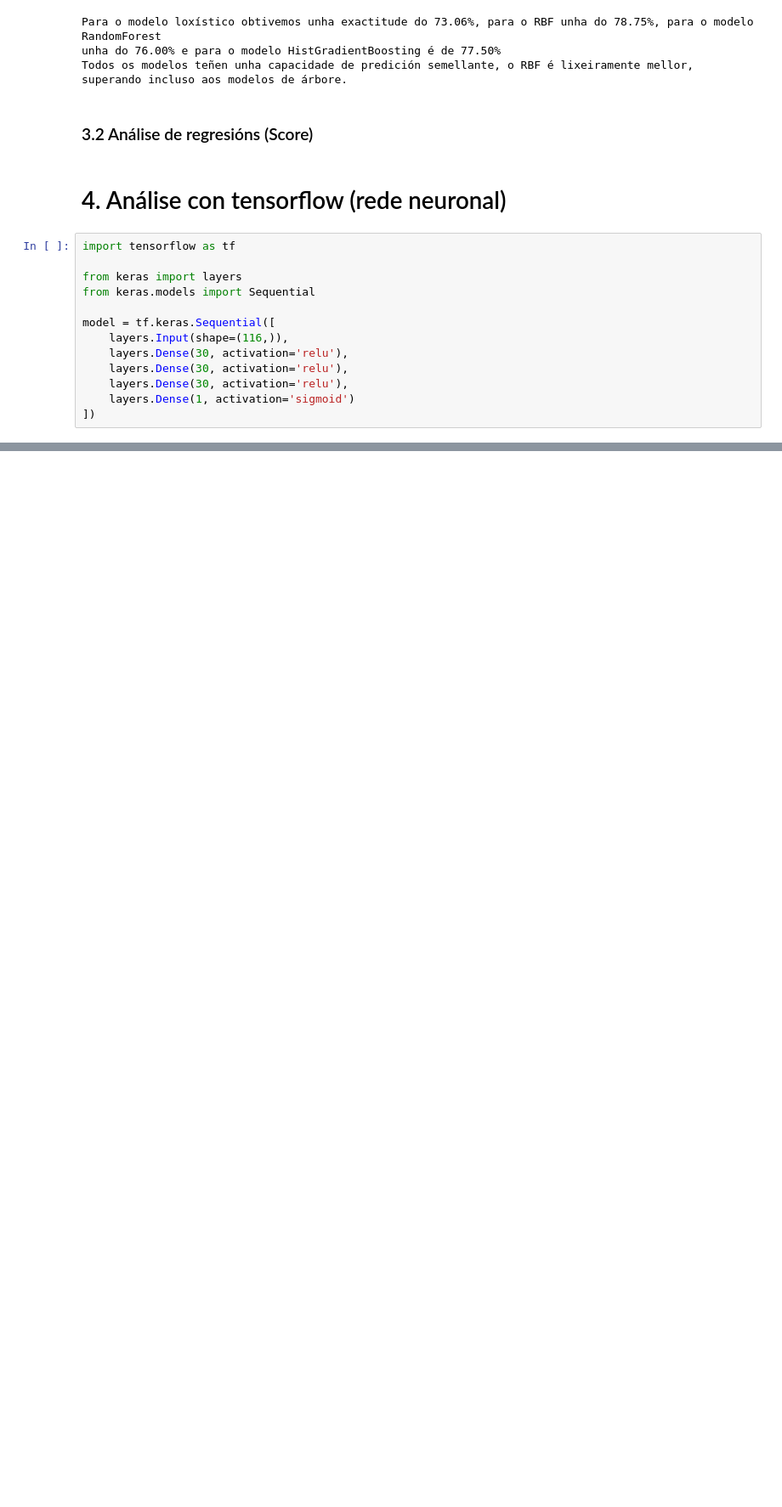
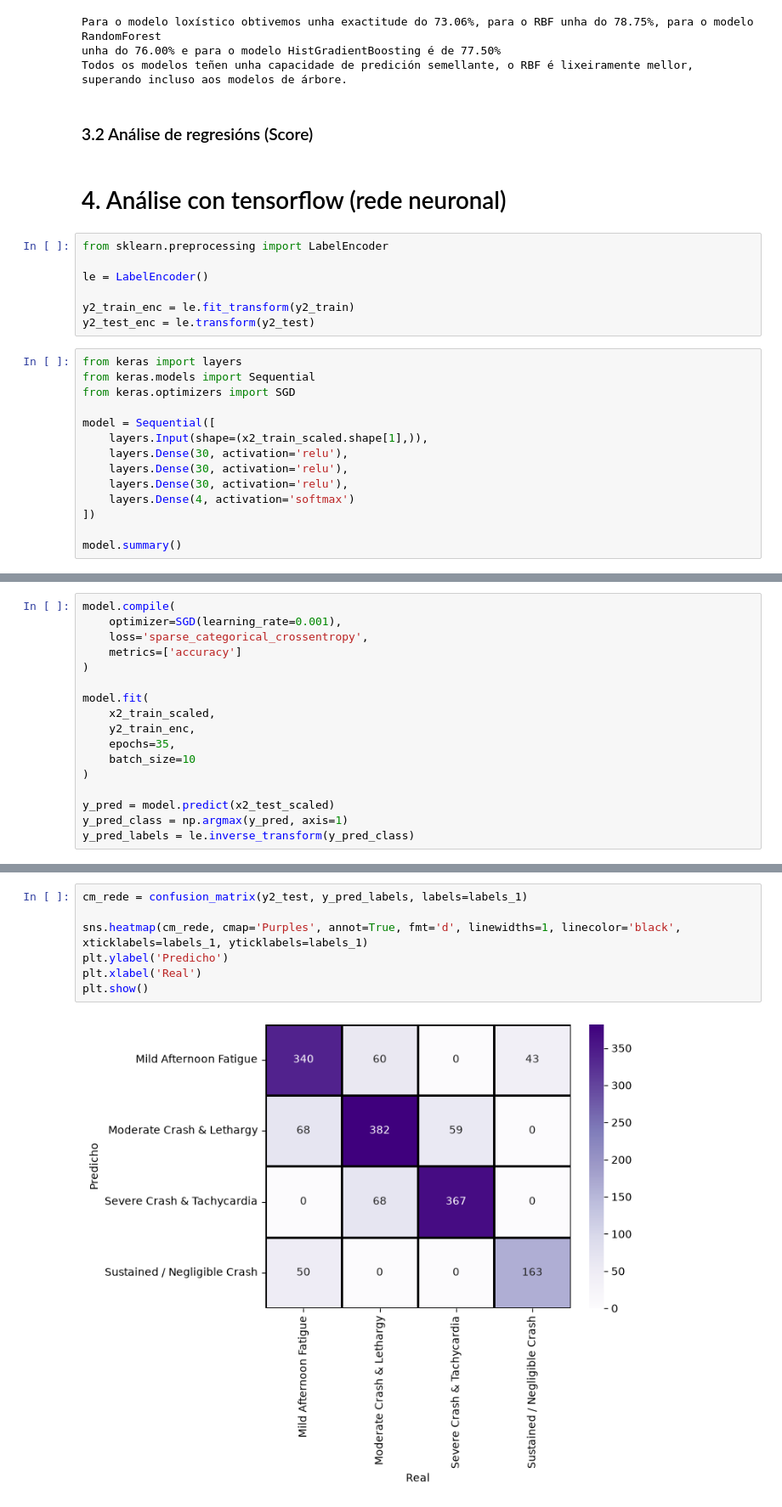
Before and after one commit to sebastian-taboas/Biophysics, a Jupyter notebook: traballo1_redes_neuronais/rede_neuronal_optima.ipynb, the cells around one changed output, grey strips where cells are left out. Shown at 85% size. Drawn from its saved outputs; the diff is of its cells as text; blank space fills up the shorter version.

Commit message:
Primeira proba coa rede neuronal de tensorflow: é funcional, pouco efectiva. Quero facer merge. Commit editado: desfixen cambios para restaurar carpeta borrada e así elimnar os conflictos no merge.

```diff
--- a/traballo1_redes_neuronais/rede_neuronal_optima.ipynb
+++ b/traballo1_redes_neuronais/rede_neuronal_optima.ipynb
@@ -814,16 +816,24 @@ Todos os modelos teñen unha capacidade de predición semellante, o RBF é lixei
 ### 3.2 Análise de regresións (Score)
 # %% [markdown]
 # 4. Análise con tensorflow (rede neuronal)
+# %%
+from sklearn.preprocessing import LabelEncoder
+
+le = LabelEncoder()
+
+y2_train_enc = le.fit_transform(y2_train)
+y2_test_enc = le.transform(y2_test)
 # %%
-import tensorflow as tf
-
 from keras import layers
 from keras.models import Sequential
+from keras.optimizers import SGD
 
-model = tf.keras.Sequential([
-    layers.Input(shape=(116,)),
+model = Sequential([
+    layers.Input(shape=(x2_train_scaled.shape[1],)),
     layers.Dense(30, activation='relu'),
     layers.Dense(30, activation='relu'),
     layers.Dense(30, activation='relu'),
-    layers.Dense(1, activation='sigmoid')
+    layers.Dense(4, activation='softmax')
 ])
+
+model.summary()
@@ -829,0 +856,17 @@ model = tf.keras.Sequential([
+# %%
+model.compile(
+    optimizer=SGD(learning_rate=0.001),
+    loss='sparse_categorical_crossentropy',
+    metrics=['accuracy']
+)
+
+model.fit(
+    x2_train_scaled,
+    y2_train_enc,
+    epochs=35,
+    batch_size=10
+)
+
+y_pred = model.predict(x2_test_scaled)
+y_pred_class = np.argmax(y_pred, axis=1)
+y_pred_labels = le.inverse_transform(y_pred_class)
@@ -829,0 +891,9 @@ model = tf.keras.Sequential([
+# %%
+cm_rede = confusion_matrix(y2_test, y_pred_labels, labels=labels_1)
+
+sns.heatmap(cm_rede, cmap='Purples', annot=True, fmt='d', linewidths=1, linecolor='black', xticklabels=labels_1, yticklabels=labels_1)
+plt.ylabel('Predicho')
+plt.xlabel('Real')
+plt.show()
+# %% [output]
+[figure, added]
```
Also changed, not shown: parts of 3 cells of this notebook.
